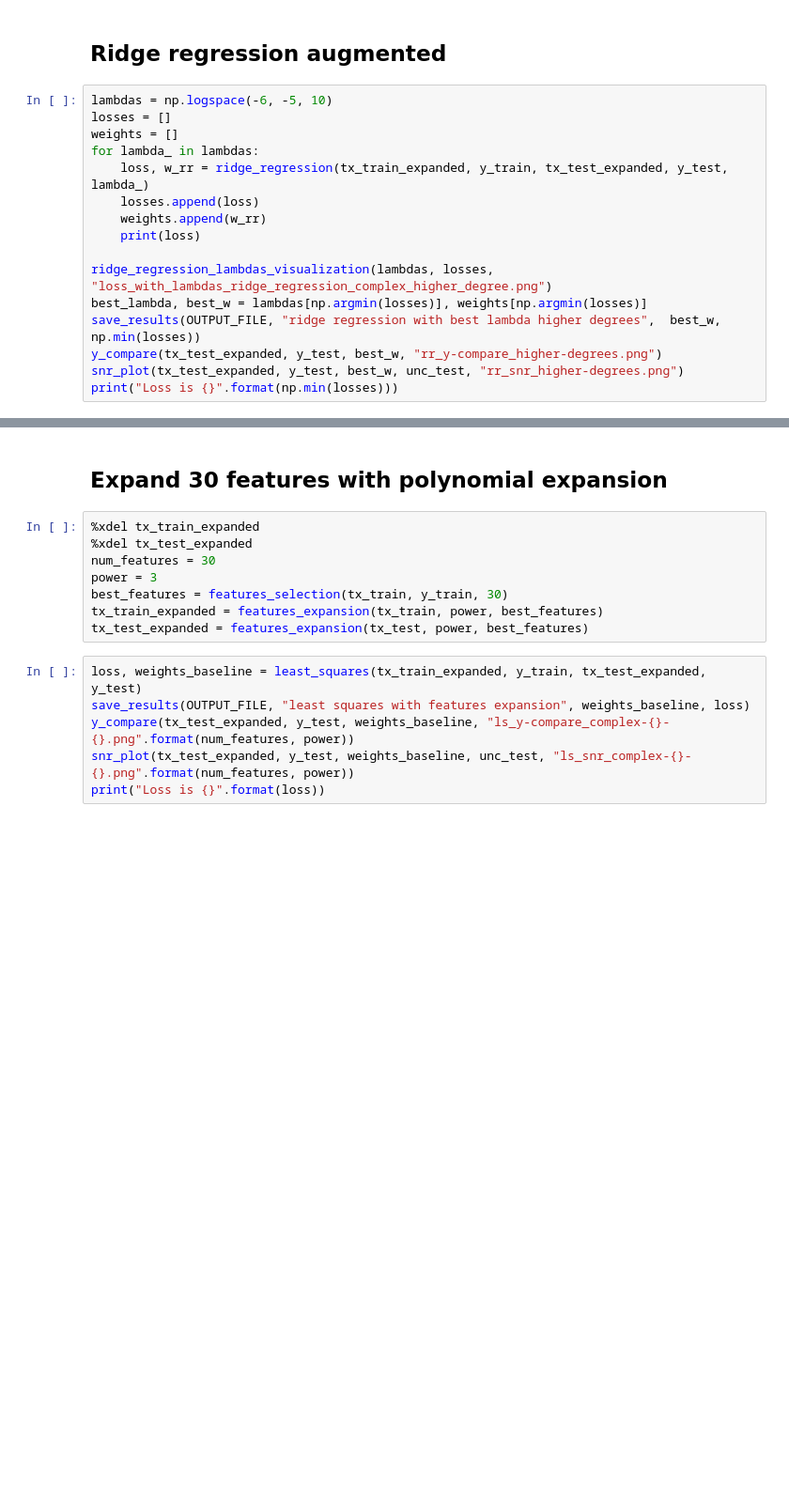
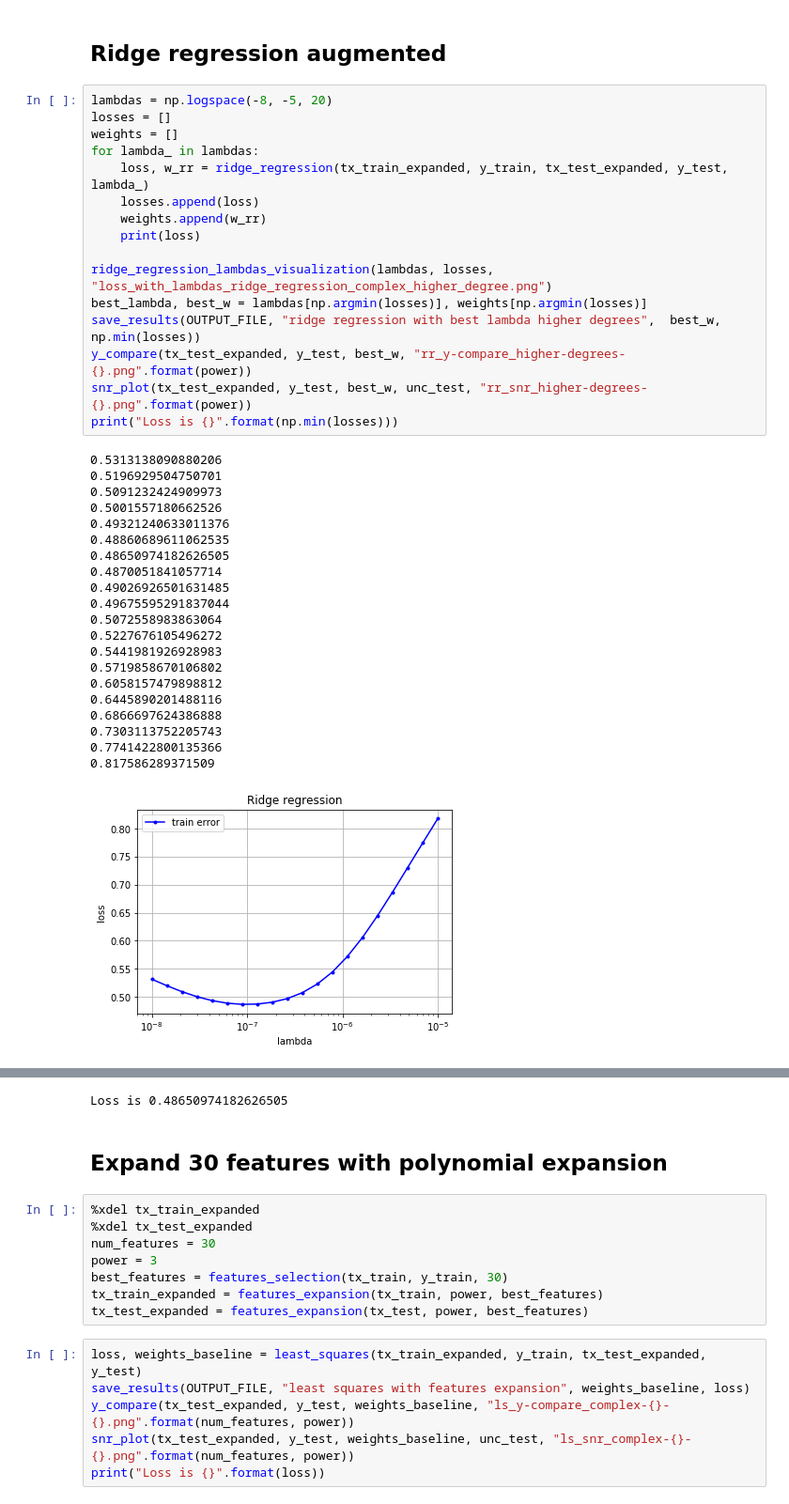
Before and after one commit to Battleman/AimeElle, a Jupyter notebook: project2/Modeling.ipynb, the cells around one changed output, grey strips where cells are left out. Shown at 94% size. Cells and saved outputs as stored; diff of their text form; blank space fills up the shorter version.

```diff
--- a/project2/Modeling.ipynb
+++ b/project2/Modeling.ipynb
@@ -146,18 +187,40 @@ print("Loss is {}".format(loss_cross))
 # %% [markdown]
 ## Ridge regression augmented
 # %%
-lambdas = np.logspace(-6, -5, 10)
+lambdas = np.logspace(-8, -5, 20)
 losses = []
 weights = []
 for lambda_ in lambdas:
     loss, w_rr = ridge_regression(tx_train_expanded, y_train, tx_test_expanded, y_test, lambda_)
     losses.append(loss)
     weights.append(w_rr)
     print(loss)
 
 ridge_regression_lambdas_visualization(lambdas, losses, "loss_with_lambdas_ridge_regression_complex_higher_degree.png")
 best_lambda, best_w = lambdas[np.argmin(losses)], weights[np.argmin(losses)]
 save_results(OUTPUT_FILE, "ridge regression with best lambda higher degrees",  best_w, np.min(losses))
-y_compare(tx_test_expanded, y_test, best_w, "rr_y-compare_higher-degrees.png")
-snr_plot(tx_test_expanded, y_test, best_w, unc_test, "rr_snr_higher-degrees.png")
+y_compare(tx_test_expanded, y_test, best_w, "rr_y-compare_higher-degrees-{}.png".format(power))
+snr_plot(tx_test_expanded, y_test, best_w, unc_test, "rr_snr_higher-degrees-{}.png".format(power))
 print("Loss is {}".format(np.min(losses)))
+# %% [output]
+0.5313138090880206
+0.5196929504750701
+0.5091232424909973
+0.5001557180662526
+0.49321240633011376
+0.48860689611062535
+0.48650974182626505
+0.4870051841057714
+0.49026926501631485
+0.49675595291837044
+0.5072558983863064
+0.5227676105496272
+0.5441981926928983
+0.5719858670106802
+0.6058157479898812
+0.6445890201488116
+0.6866697624386888
+0.7303113752205743
+0.7741422800135366
+0.817586289371509
+[figure, added]
@@ -164,3 +229,4 @@ print("Loss is {}".format(np.min(losses)))
+Loss is 0.48650974182626505
 # %% [markdown]
 ## Expand 30 features with polynomial expansion
 # %%
```
Also changed, not shown: parts of 14 cells of this notebook, 17 other files.
